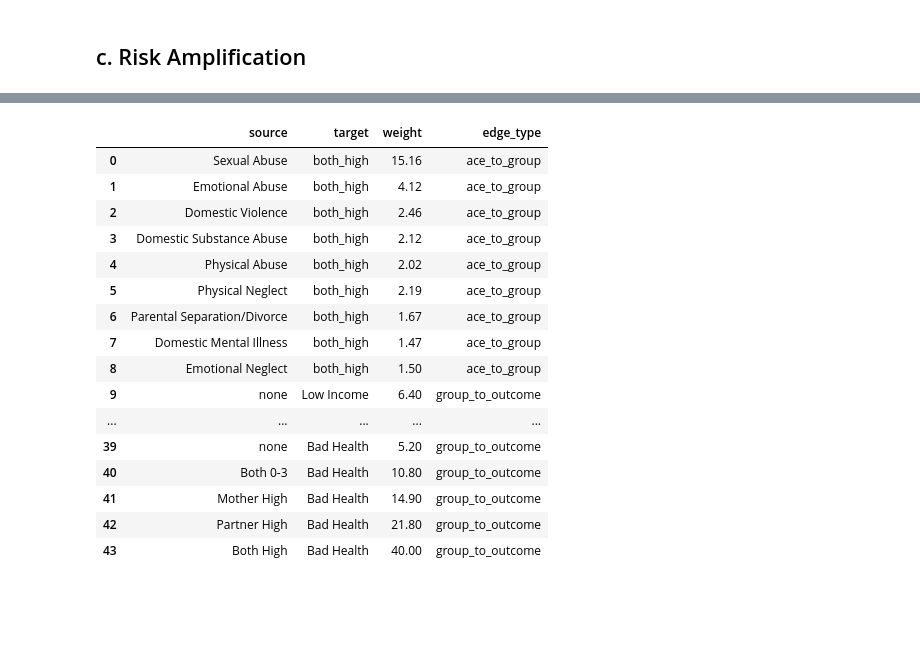
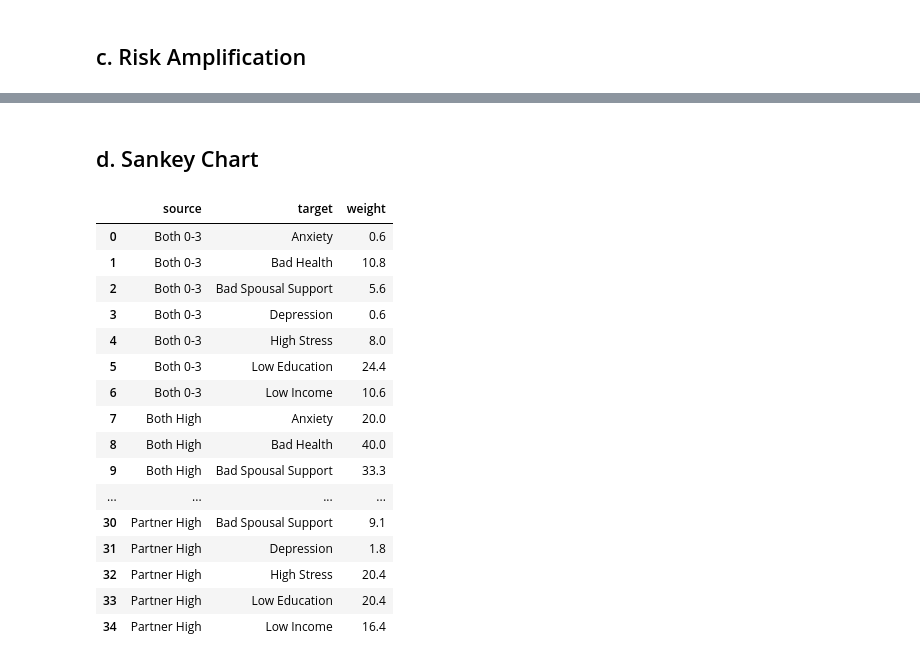
Before and after one commit to Nash-254/ACEs-and-Partner-Relationships, a Jupyter notebook: notebooks/ACEs_and_Partner_Relationships_notebook.ipynb, the cells around one changed output, grey strips where cells are left out. Saved outputs shown, nothing was run; the diff lists cells and outputs as text; code cells hidden in the pictures; blank space fills up the shorter version.

```diff
--- a/notebooks/ACEs_and_Partner_Relationships_notebook.ipynb
+++ b/notebooks/ACEs_and_Partner_Relationships_notebook.ipynb
@@ -159,3 +210,24 @@ plt.show()
 - Psychosocial stress from dual ACE exposure affects overall well-being; Bad health ≈ 5.2% → 40.0%.
 # %% [markdown]
 ## c. Risk Amplification
+# %%
+import pandas as pd
+import matplotlib.pyplot as plt
+import matplotlib.colors as mcolors
+import seaborn as sns
+import numpy as np
+from sqlalchemy import create_engine
+
+engine = create_engine("postgresql+psycopg2://postgres:postgres@localhost:5432/ace_insight")
+# %%
+risk_amp_query = """
+SELECT
+    outcome,
+    adjusted_odds_ratio AS or_value,
+    ci_low,
+    ci_high
+FROM aces_and_partner_rships.regression_results
+ORDER BY adjusted_odds_ratio DESC;
+"""
+risk_amp_df = pd.read_sql(risk_amp_query, engine)
+risk_amp_df
@@ -162,29 +305,31 @@ plt.show()
+# %% [markdown]
+## d. Sankey Chart
 # %%
 import pandas as pd
 import plotly.graph_objects as go
 from sqlalchemy import create_engine
 
-df = pd.read_csv('C:/Users/Nash/Desktop/New folder/sankey_test_data.csv') # read original csv file
+df = pd.read_csv('C:/Users/Nash/Desktop/New folder/sankey_test_data_3.csv') # read original csv file
 df.columns = [c.lower() for c in df.columns]
 df
 # %% [output]
-|  | source | target | weight | edge_type |
-| 0 | Sexual Abuse | both_high | 15.16 | ace_to_group |
-| 1 | Emotional Abuse | both_high | 4.12 | ace_to_group |
-| 2 | Domestic Violence | both_high | 2.46 | ace_to_group |
-| 3 | Domestic Substance Abuse | both_high | 2.12 | ace_to_group |
-| 4 | Physical Abuse | both_high | 2.02 | ace_to_group |
-| 5 | Physical Neglect | both_high | 2.19 | ace_to_group |
-| 6 | Parental Separation/Divorce | both_high | 1.67 | ace_to_group |
-| 7 | Domestic Mental Illness | both_high | 1.47 | ace_to_group |
-| 8 | Emotional Neglect | both_high | 1.50 | ace_to_group |
-| 9 | none | Low Income | 6.40 | group_to_outcome |
-| ... | ... | ... | ... | ... |
-| 39 | none | Bad Health | 5.20 | group_to_outcome |
-| 40 | Both 0-3 | Bad Health | 10.80 | group_to_outcome |
-| 41 | Mother High | Bad Health | 14.90 | group_to_outcome |
-| 42 | Partner High | Bad Health | 21.80 | group_to_outcome |
-| 43 | Both High | Bad Health | 40.00 | group_to_outcome |
+|  | source | target | weight |
+| 0 | Both 0-3 | Anxiety | 0.6 |
+| 1 | Both 0-3 | Bad Health | 10.8 |
+| 2 | Both 0-3 | Bad Spousal Support | 5.6 |
+| 3 | Both 0-3 | Depression | 0.6 |
+| 4 | Both 0-3 | High Stress | 8.0 |
+| 5 | Both 0-3 | Low Education | 24.4 |
+| 6 | Both 0-3 | Low Income | 10.6 |
+| 7 | Both High | Anxiety | 20.0 |
+| 8 | Both High | Bad Health | 40.0 |
+| 9 | Both High | Bad Spousal Support | 33.3 |
+| ... | ... | ... | ... |
+| 30 | Partner High | Bad Spousal Support | 9.1 |
+| 31 | Partner High | Depression | 1.8 |
+| 32 | Partner High | High Stress | 20.4 |
+| 33 | Partner High | Low Education | 20.4 |
+| 34 | Partner High | Low Income | 16.4 |
 # %%
 # Build a Plotly Sankey diagram from the loaded dataframe `df` (edge-list)
 # Supported input formats: columns named ['source','target','value'] or ['from','to','value'],
```
Also changed, not shown: parts of 6 cells of this notebook, 2 other files.
